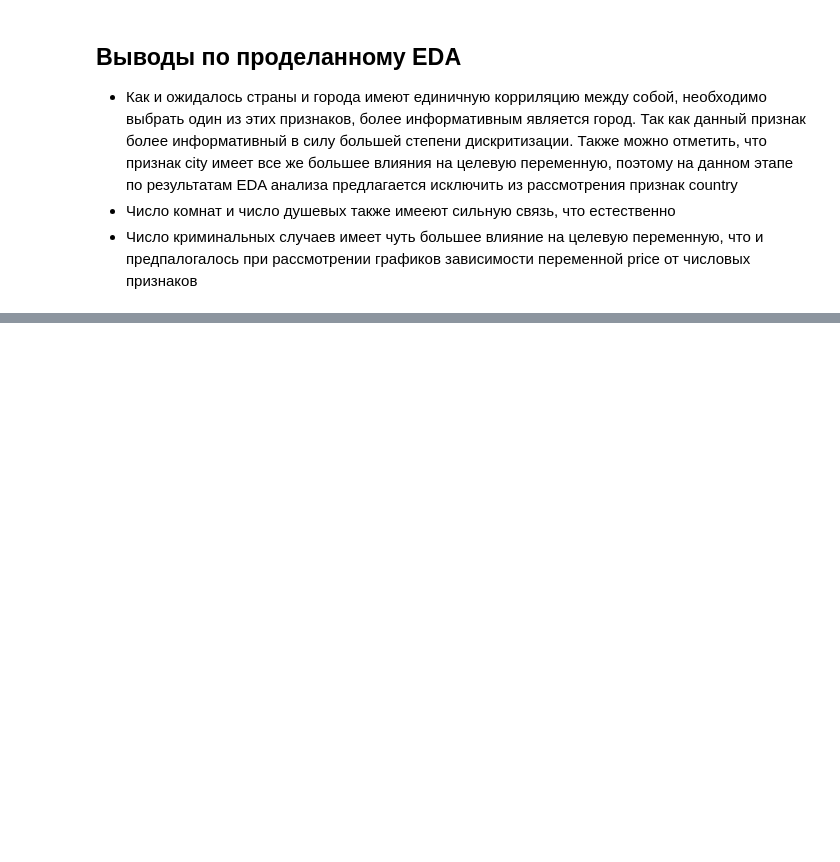
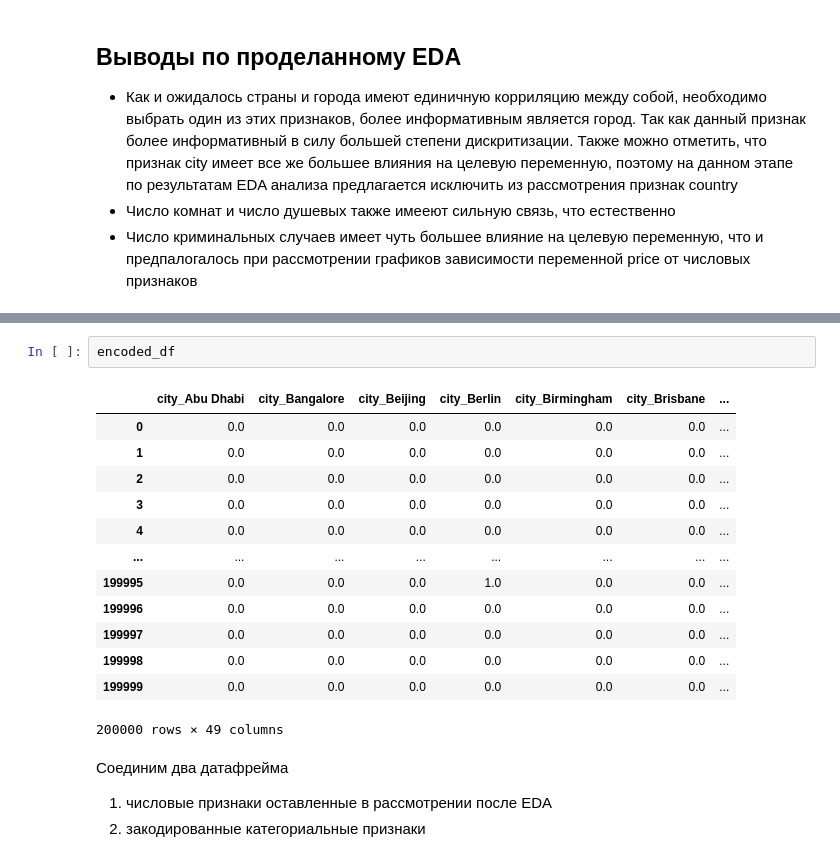
Before and after one commit to badmax333/ITMO_ML_course, a Jupyter notebook: ML_HW_AI_HUB.ipynb, the cells around one changed output, grey strips where cells are left out. Drawn from its saved outputs; the diff is of its cells as text; blank space fills up the shorter version.

```diff
--- a/ML_HW_AI_HUB.ipynb
+++ b/ML_HW_AI_HUB.ipynb
@@ -280,0 +366,20 @@ interval columns not set, guessing: ['property_size_sqft', 'price', 'constructed
+# %%
+encoded_df
+# %% [output]
+|  | city_Abu Dhabi | city_Bangalore | city_Beijing | city_Berlin | city_Birmingham | city_Brisbane | ... |
+| 0 | 0.0 | 0.0 | 0.0 | 0.0 | 0.0 | 0.0 | ... |
+| 1 | 0.0 | 0.0 | 0.0 | 0.0 | 0.0 | 0.0 | ... |
+| 2 | 0.0 | 0.0 | 0.0 | 0.0 | 0.0 | 0.0 | ... |
+| 3 | 0.0 | 0.0 | 0.0 | 0.0 | 0.0 | 0.0 | ... |
+| 4 | 0.0 | 0.0 | 0.0 | 0.0 | 0.0 | 0.0 | ... |
+| ... | ... | ... | ... | ... | ... | ... | ... |
+| 199995 | 0.0 | 0.0 | 0.0 | 1.0 | 0.0 | 0.0 | ... |
+| 199996 | 0.0 | 0.0 | 0.0 | 0.0 | 0.0 | 0.0 | ... |
+| 199997 | 0.0 | 0.0 | 0.0 | 0.0 | 0.0 | 0.0 | ... |
+| 199998 | 0.0 | 0.0 | 0.0 | 0.0 | 0.0 | 0.0 | ... |
+| 199999 | 0.0 | 0.0 | 0.0 | 0.0 | 0.0 | 0.0 | ... |
+200000 rows × 49 columns
+# %% [markdown]
+Соединим два датафрейма
+1) числовые признаки оставленные в рассмотрении после EDA
+2) закодированные категориальные признаки
```
Also changed, not shown: parts of 24 cells of this notebook.
